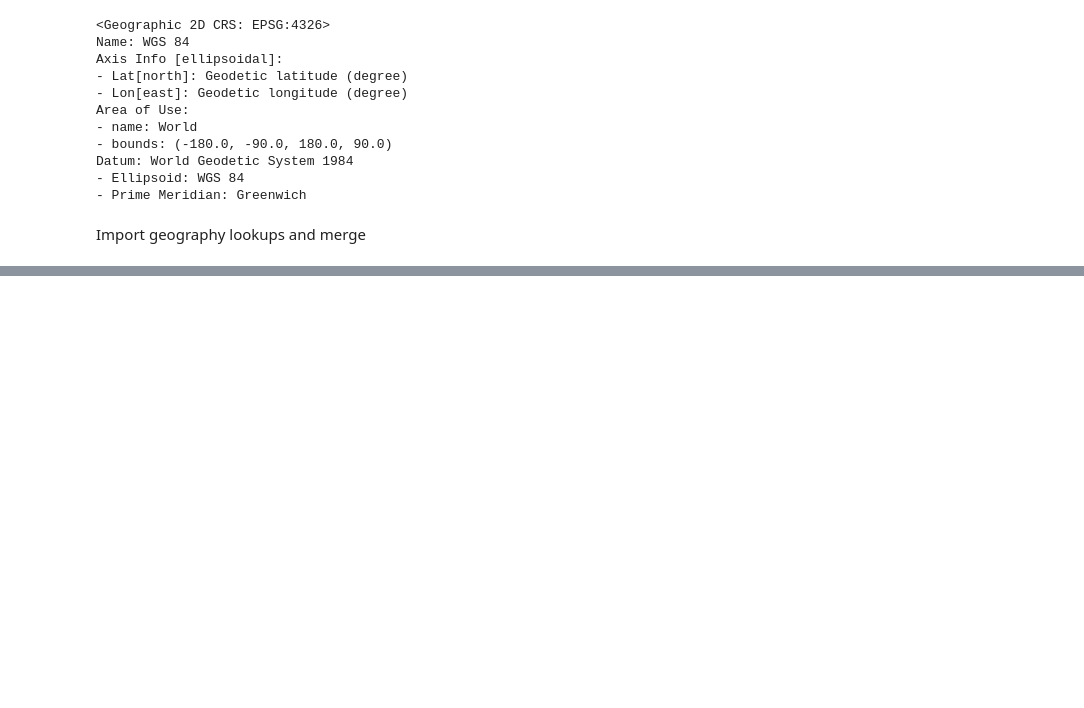
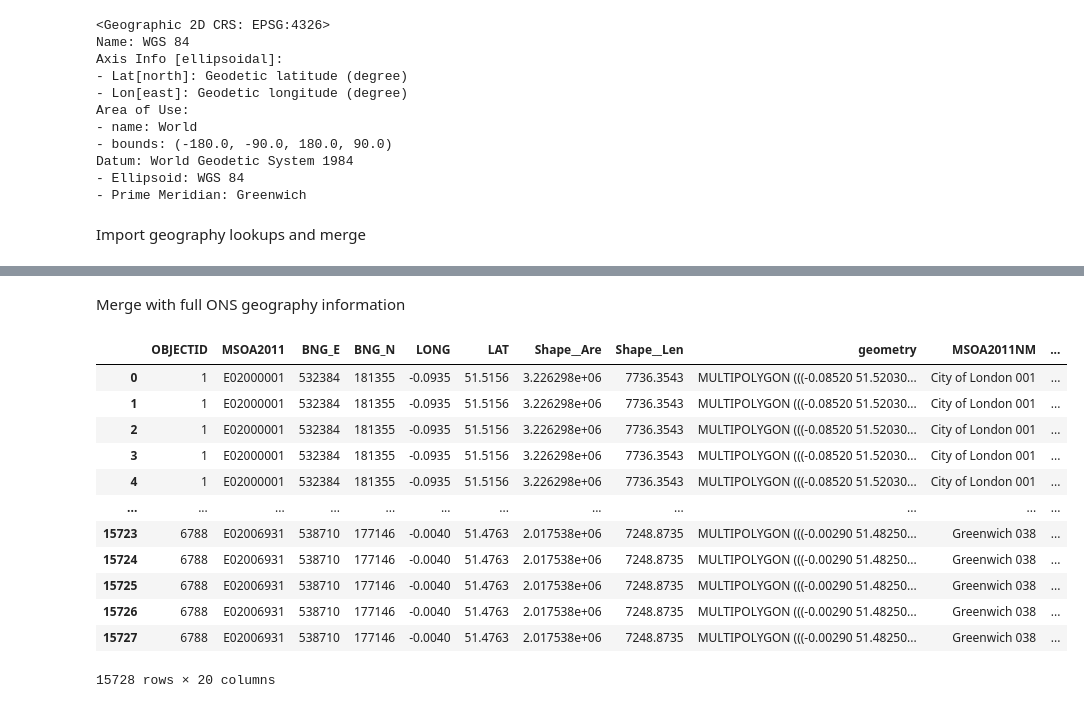
Before and after one commit to theorashid/mortality-view, a Jupyter notebook: keplermap.ipynb, the cells around one changed output, grey strips where cells are left out. Cells and saved outputs as stored; diff of their text form; code cells hidden in the pictures; blank space fills up the shorter version.

```diff
--- a/keplermap.ipynb
+++ b/keplermap.ipynb
@@ -61,0 +88,15 @@ df
+# %%
+samples = samples[samples.columns[5:]]
+# %%
+strata["e0 (median)"] = samples.median(axis = 1)
+strata["lower (95% CI)"] = samples.quantile(q = 0.025, axis = 1)
+strata["upper (95% CI)"] = samples.quantile(q = 0.975, axis = 1)
+# %%
+strata["YEAR"] = pd.to_datetime(strata["YEAR"], format = "%Y") # convert to datetime
+# %%
+strata = strata.round({
+    "e0 (median)": 2,
+    "lower (95% CI)": 2,
+    "upper (95% CI)": 2
+    })
+strata
@@ -61,0 +117,19 @@ df
+# %% [markdown]
+Merge with full ONS geography information
+# %%
+df = df.merge(strata)
+df
+# %% [output]
+|  | OBJECTID | MSOA2011 | BNG_E | BNG_N | LONG | LAT | Shape__Are | Shape__Len | geometry | MSOA2011NM | ... |
+| 0 | 1 | E02000001 | 532384 | 181355 | -0.0935 | 51.5156 | 3.226298e+06 | 7736.3543 | MULTIPOLYGON (((-0.08520 51.52030... | City of London 001 | ... |
+| 1 | 1 | E02000001 | 532384 | 181355 | -0.0935 | 51.5156 | 3.226298e+06 | 7736.3543 | MULTIPOLYGON (((-0.08520 51.52030... | City of London 001 | ... |
+| 2 | 1 | E02000001 | 532384 | 181355 | -0.0935 | 51.5156 | 3.226298e+06 | 7736.3543 | MULTIPOLYGON (((-0.08520 51.52030... | City of London 001 | ... |
+| 3 | 1 | E02000001 | 532384 | 181355 | -0.0935 | 51.5156 | 3.226298e+06 | 7736.3543 | MULTIPOLYGON (((-0.08520 51.52030... | City of London 001 | ... |
+| 4 | 1 | E02000001 | 532384 | 181355 | -0.0935 | 51.5156 | 3.226298e+06 | 7736.3543 | MULTIPOLYGON (((-0.08520 51.52030... | City of London 001 | ... |
+| ... | ... | ... | ... | ... | ... | ... | ... | ... | ... | ... | ... |
+| 15723 | 6788 | E02006931 | 538710 | 177146 | -0.0040 | 51.4763 | 2.017538e+06 | 7248.8735 | MULTIPOLYGON (((-0.00290 51.48250... | Greenwich 038 | ... |
+| 15724 | 6788 | E02006931 | 538710 | 177146 | -0.0040 | 51.4763 | 2.017538e+06 | 7248.8735 | MULTIPOLYGON (((-0.00290 51.48250... | Greenwich 038 | ... |
+| 15725 | 6788 | E02006931 | 538710 | 177146 | -0.0040 | 51.4763 | 2.017538e+06 | 7248.8735 | MULTIPOLYGON (((-0.00290 51.48250... | Greenwich 038 | ... |
+| 15726 | 6788 | E02006931 | 538710 | 177146 | -0.0040 | 51.4763 | 2.017538e+06 | 7248.8735 | MULTIPOLYGON (((-0.00290 51.48250... | Greenwich 038 | ... |
+| 15727 | 6788 | E02006931 | 538710 | 177146 | -0.0040 | 51.4763 | 2.017538e+06 | 7248.8735 | MULTIPOLYGON (((-0.00290 51.48250... | Greenwich 038 | ... |
+15728 rows × 20 columns
```
Also changed, not shown: parts of 15 cells of this notebook, 14 other files.
